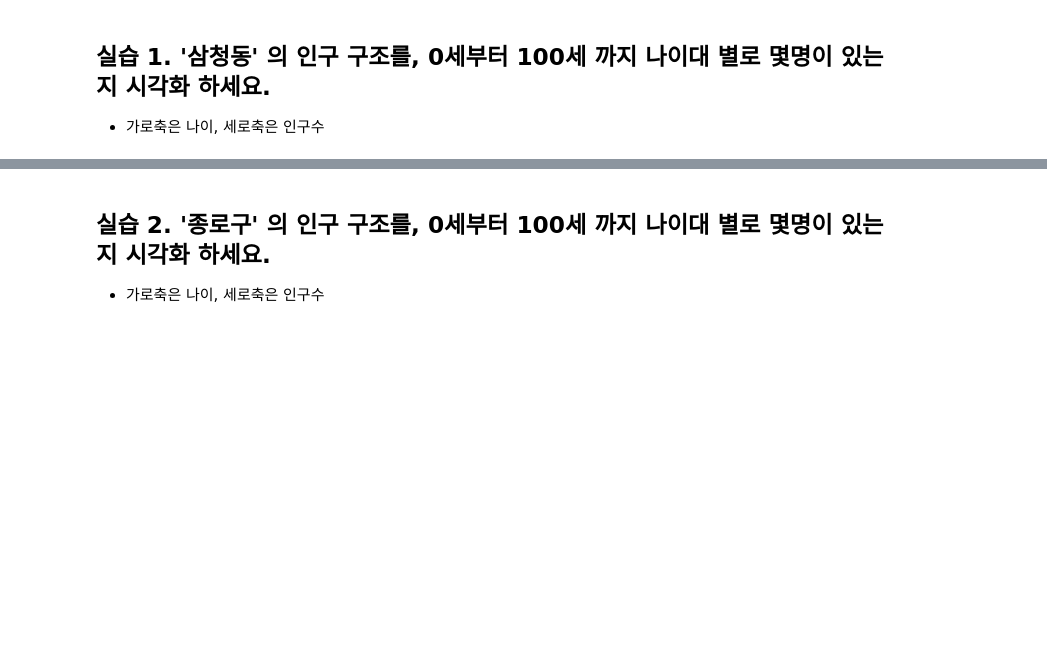
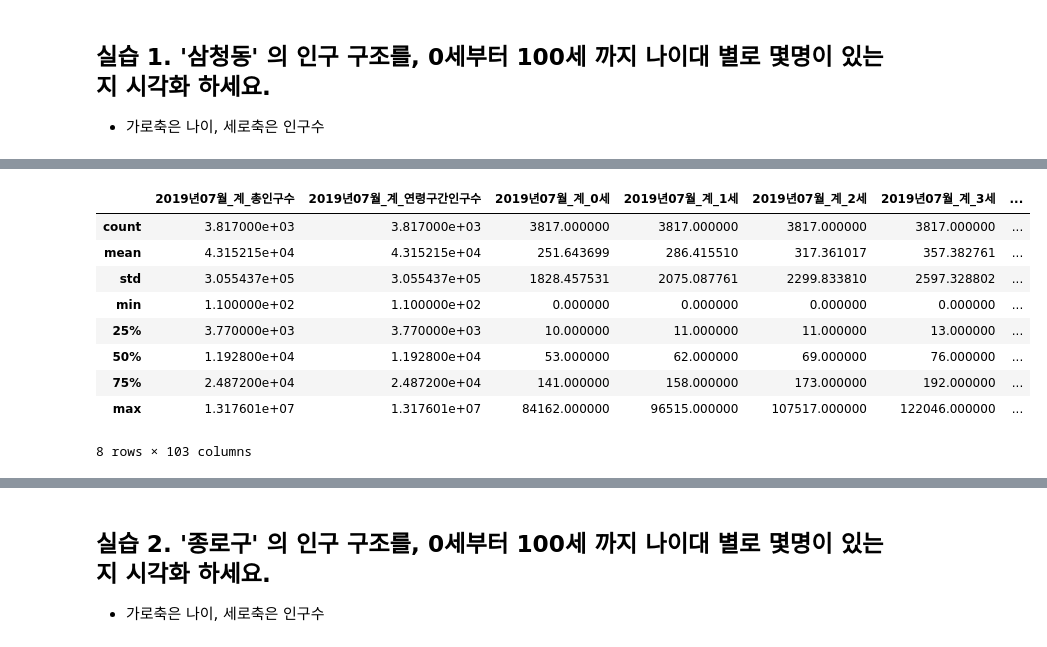
Before and after one commit to twistyang/python_sun, a Jupyter notebook: part07/1.a 프로젝트 - 인구조사.ipynb, the cells around one changed output, grey strips where cells are left out. Saved outputs shown, nothing was run; the diff lists cells and outputs as text; code cells hidden in the pictures; blank space fills up the shorter version.

```diff
--- a/part07/1.a 프로젝트 - 인구조사.ipynb
+++ b/part07/1.a 프로젝트 - 인구조사.ipynb
@@ -21,0 +96,13 @@ import seaborn as sb
+# %%
+df.describe()
+# %% [output]
+|  | 2019년07월_계_총인구수 | 2019년07월_계_연령구간인구수 | 2019년07월_계_0세 | 2019년07월_계_1세 | 2019년07월_계_2세 | 2019년07월_계_3세 | ... |
+| count | 3.817000e+03 | 3.817000e+03 | 3817.000000 | 3817.000000 | 3817.000000 | 3817.000000 | ... |
+| mean | 4.315215e+04 | 4.315215e+04 | 251.643699 | 286.415510 | 317.361017 | 357.382761 | ... |
+| std | 3.055437e+05 | 3.055437e+05 | 1828.457531 | 2075.087761 | 2299.833810 | 2597.328802 | ... |
+| min | 1.100000e+02 | 1.100000e+02 | 0.000000 | 0.000000 | 0.000000 | 0.000000 | ... |
+| 25% | 3.770000e+03 | 3.770000e+03 | 10.000000 | 11.000000 | 11.000000 | 13.000000 | ... |
+| 50% | 1.192800e+04 | 1.192800e+04 | 53.000000 | 62.000000 | 69.000000 | 76.000000 | ... |
+| 75% | 2.487200e+04 | 2.487200e+04 | 141.000000 | 158.000000 | 173.000000 | 192.000000 | ... |
+| max | 1.317601e+07 | 1.317601e+07 | 84162.000000 | 96515.000000 | 107517.000000 | 122046.000000 | ... |
+8 rows × 103 columns
```
Also changed, not shown: parts of 21 cells of this notebook, 4 other files.
